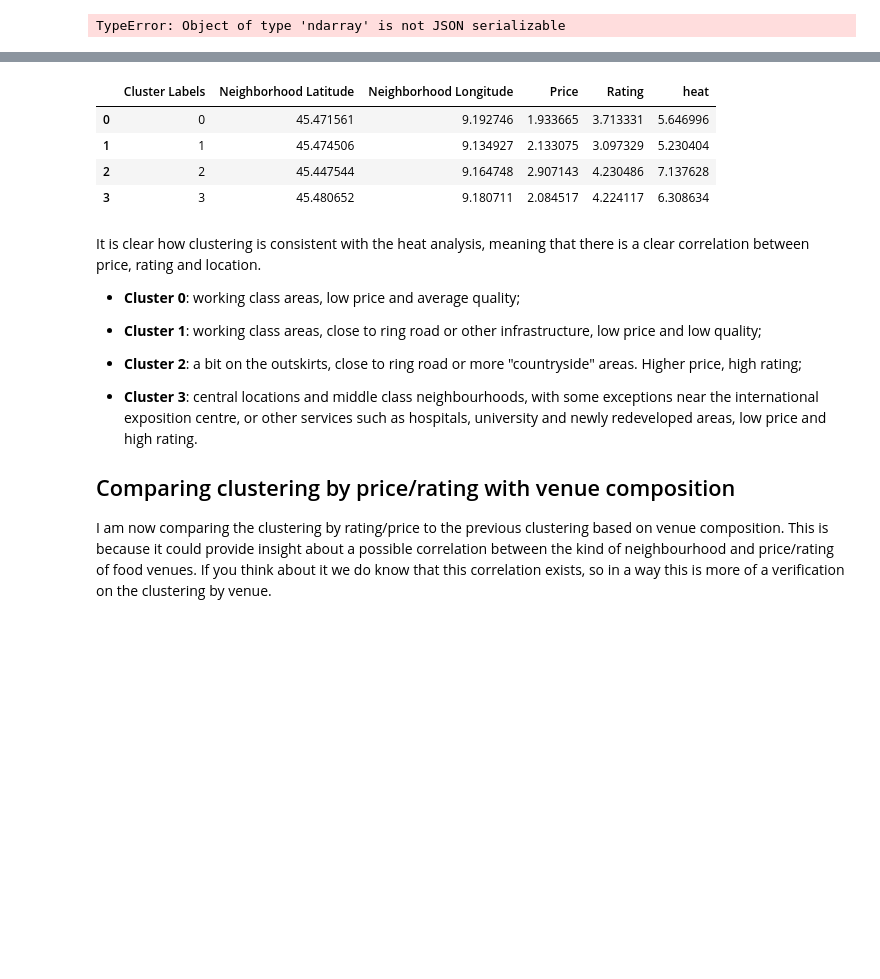
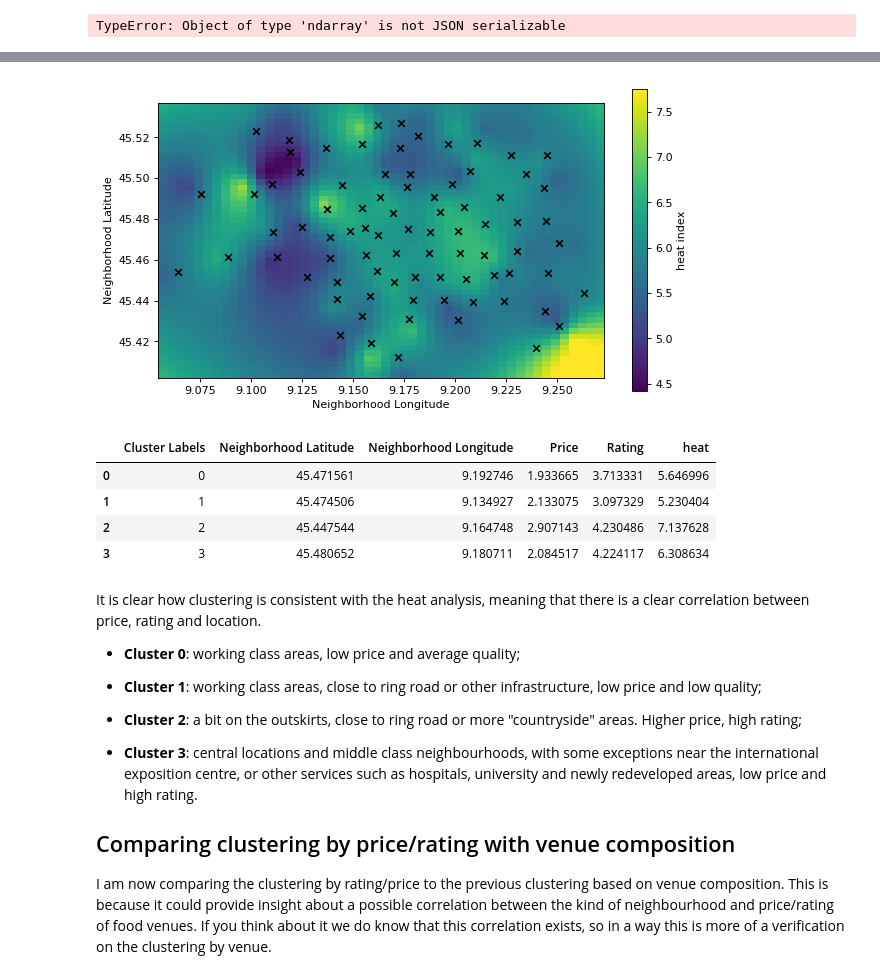
Before and after one commit to RaffaToSpace/Coursera_Capstone, a Jupyter notebook: Coursera_Capstone.ipynb, the cells around one changed output, grey strips where cells are left out. Cells and saved outputs as stored; diff of their text form; code cells hidden in the pictures; blank space fills up the shorter version.

Commit message:
project file with updated plots

```diff
--- a/Coursera_Capstone.ipynb
+++ b/Coursera_Capstone.ipynb
@@ -1369,6 +1389,35 @@ HeatMap(data=milan_venues_heat[['Neighborhood Latitude', 'Neighborhood Longitude
 map_milan_venues_heat
 # %% [output]
 [interactive output not drawn]
+# %%
+y =milan_venues_heat['Neighborhood Latitude']
+x =milan_venues_heat['Neighborhood Longitude']
+z =milan_venues_heat['heat']
+
+# Set up a regular grid of interpolation points
+xi, yi = np.linspace(x.min(), x.max(), 50), np.linspace(y.min(), y.max(), 50)
+xi, yi = np.meshgrid(xi, yi)
+
+# Interpolate
+rbf = scipy.interpolate.Rbf(x, y, z, function='linear')
+zi = rbf(xi, yi)
+figure(num=None, figsize=(9, 5), dpi=80, facecolor='w', edgecolor='k')
+#plt.rcParams["figure.figsize"] = (15,10)
+
+plt.imshow(zi, vmin=z.min(), vmax=z.max(), origin='lower',
+           extent=[x.min()-0.01, x.max()+0.01, y.min()-0.01, y.max()+0.01])
+#plt.scatter(x, y, c=z)
+cbar=plt.colorbar()
+cbar.set_label("heat index")
+
+plt.scatter(x, y,c="black", marker = "x")
+
+plt.ylabel("Neighborhood Latitude")
+plt.xlabel("Neighborhood Longitude")
+
+plt.show()
+# %% [output]
+[figure, added]
 # %%
 milan_venues_heat_k=milan_venues_heat
 milan_venues_heat_k.insert(0, 'Cluster Labels',kmeans_yelp.labels_.astype(int))
```
Also changed, not shown: parts of 15 cells of this notebook.
